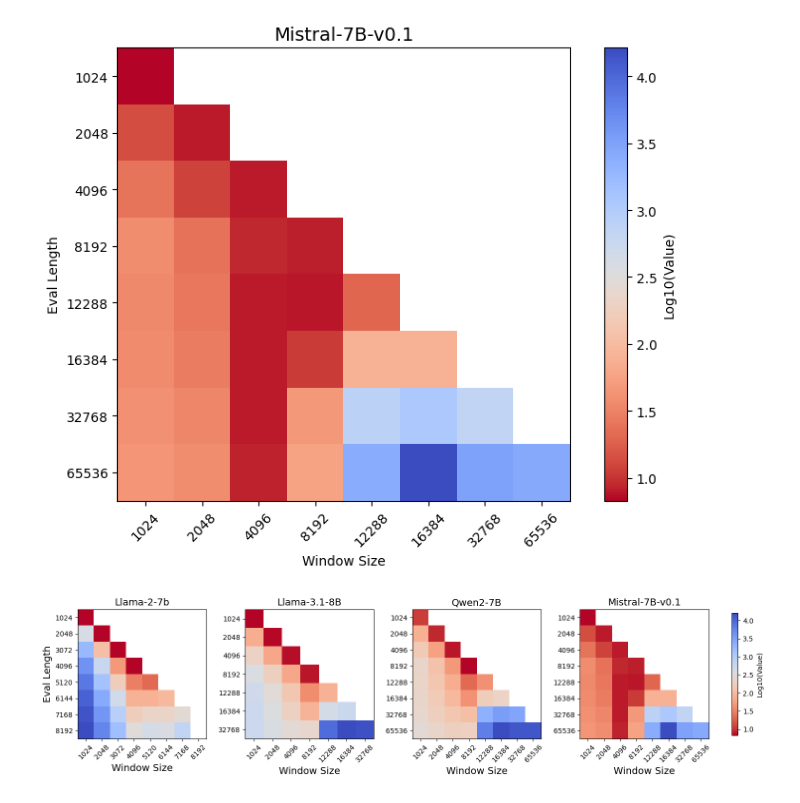
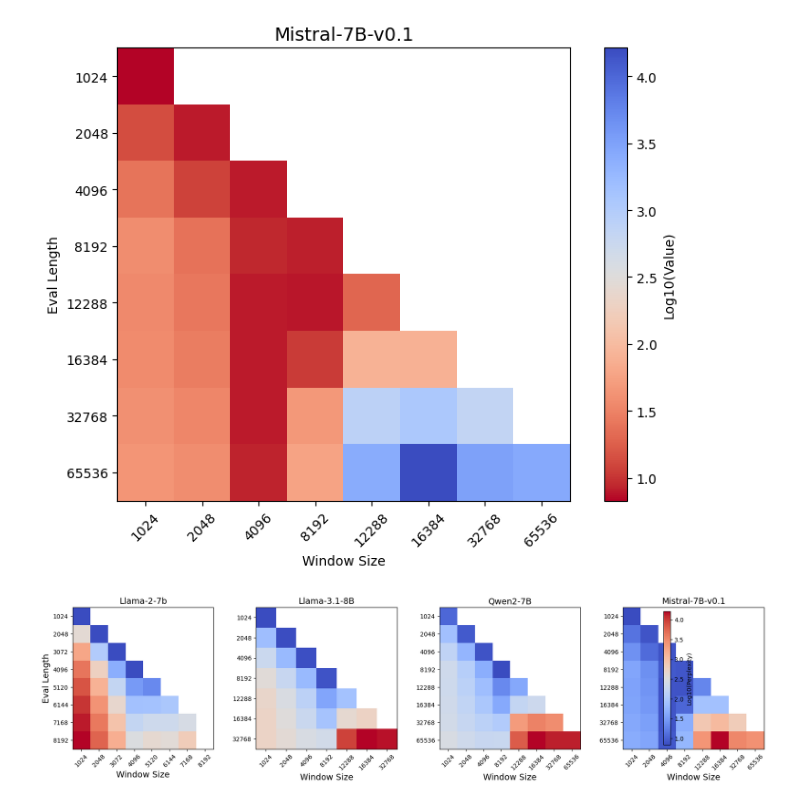
Before and after one commit to Fzkuji/better-nanoGPT, a Jupyter notebook: notebooks/figure2.ipynb, the cells around one changed output. Drawn from its saved outputs; the diff is of its cells as text; code cells hidden in the pictures.

Commit message:
add figure.

```diff
--- a/notebooks/figure2.ipynb
+++ b/notebooks/figure2.ipynb
@@ -159,33 +159,36 @@ plt.show()
 [figure]
 # %%
 # 绘制多个热力图到一行中
-fig, axes = plt.subplots(1, 4, figsize=(20, 4), gridspec_kw={'width_ratios': [1, 1, 1, 1], 'wspace': 0.3})
+fig, axes = plt.subplots(1, 4, figsize=(20, 5), gridspec_kw={'width_ratios': [1, 1, 1, 1], 'wspace': 0.3})
 
 # 数据和标题的映射
 datasets = [
     (log_df, "Llama-2-7b"),
     (log_updated_df, "Llama-3.1-8B"),
     (log_final_df, "Qwen2-7B"),
     (log_new_df, "Mistral-7B-v0.1")
 ]
 
 # 遍历绘制每个子图
 for ax, (data, title) in zip(axes, datasets):
-    heatmap = ax.imshow(data, cmap="coolwarm_r", interpolation="nearest")
+    heatmap = ax.imshow(data, cmap="coolwarm", interpolation="nearest")
     ax.set_title(title, fontsize=14)
     ax.set_xlabel("Window Size", fontsize=14)
     if title == "Llama-2-7b":
         ax.set_ylabel("Eval Length", fontsize=14)
     ax.set_xticks(range(len(data.columns)))
     ax.set_xticklabels(data.columns, rotation=45)
     ax.set_yticks(range(len(data.index)))
     ax.set_yticklabels(data.index)
 
 # 添加共享的颜色条
-cbar = fig.colorbar(heatmap, ax=axes, location="right", shrink=0.8, pad=0.03, label="Log10(Value)")
+cbar = fig.colorbar(heatmap, ax=axes, location="right", shrink=0.8, pad=0.03, label="Log10(Perplexity)")
 
 # 调整布局
 plt.tight_layout()
-plt.show()
+# plt.show()
+
+# 保存到pdf
+plt.savefig("four_heatmaps.pdf")
 # %% [output]
-[figure, old version]
+[figure, new version]
```
Also changed, not shown: 1 other file.
